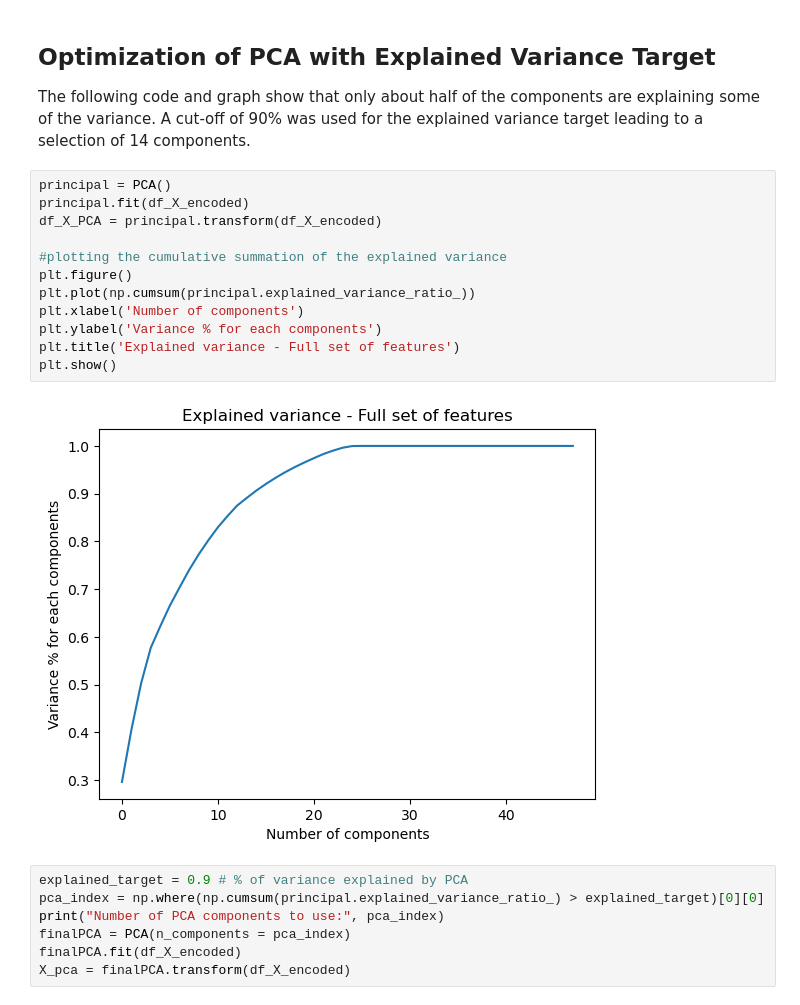
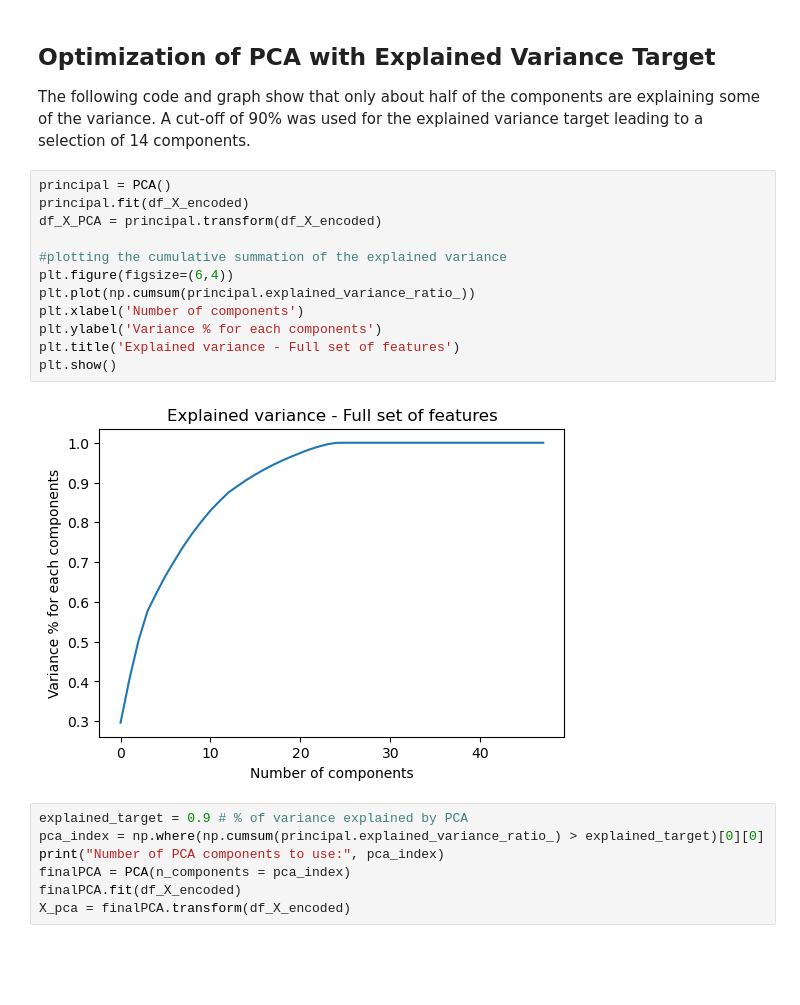
Before and after one commit to ctedrow3/MSDS, a Jupyter notebook: DTSA-5510/DTSA-5510 Final Project Glioma.ipynb, the cells around one changed output. Drawn from its saved outputs; the diff is of its cells as text; blank space fills up the shorter version.

```diff
--- a/DTSA-5510/DTSA-5510 Final Project Glioma.ipynb
+++ b/DTSA-5510/DTSA-5510 Final Project Glioma.ipynb
@@ -205,17 +245,17 @@ The following code and graph show that only about half of the components are exp
 # %%
 principal = PCA()
 principal.fit(df_X_encoded)
 df_X_PCA = principal.transform(df_X_encoded)
 
 #plotting the cumulative summation of the explained variance
-plt.figure()
+plt.figure(figsize=(6,4))
 plt.plot(np.cumsum(principal.explained_variance_ratio_))
 plt.xlabel('Number of components')
 plt.ylabel('Variance % for each components')
 plt.title('Explained variance - Full set of features')
 plt.show()
 # %% [output]
-[figure, old version]
+[figure, new version]
 # %%
 explained_target = 0.9 # % of variance explained by PCA
 pca_index = np.where(np.cumsum(principal.explained_variance_ratio_) > explained_target)[0][0]
```
Also changed, not shown: parts of 34 cells of this notebook.
